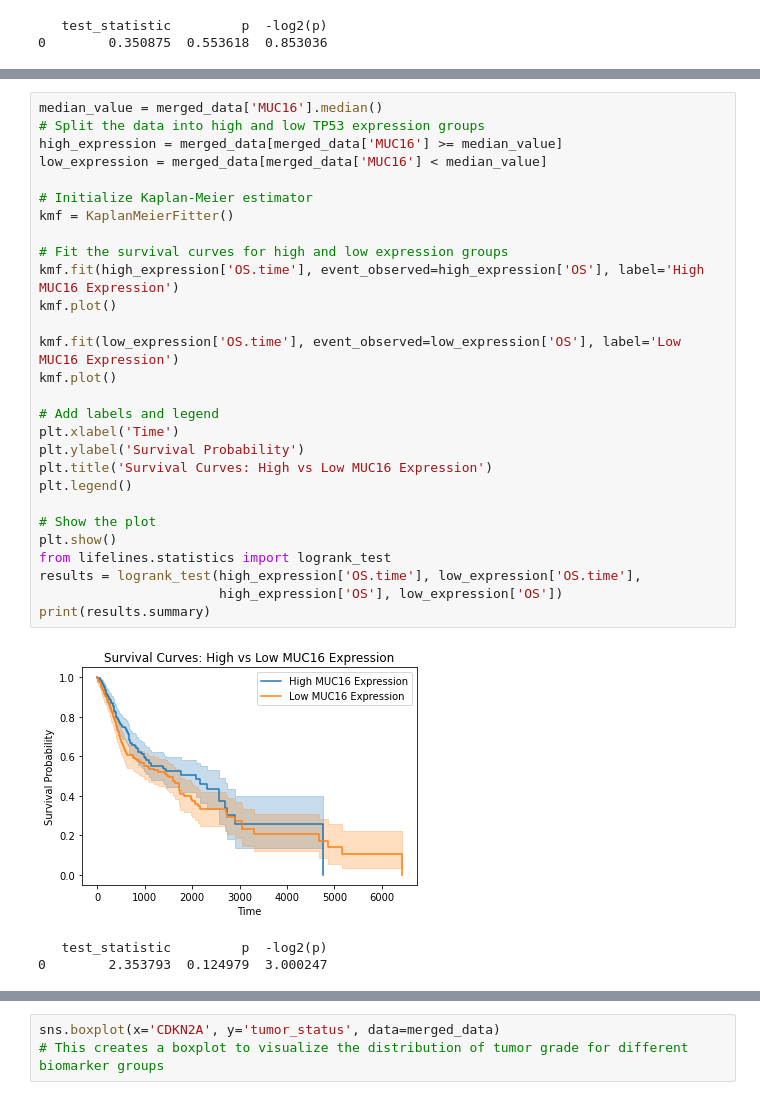
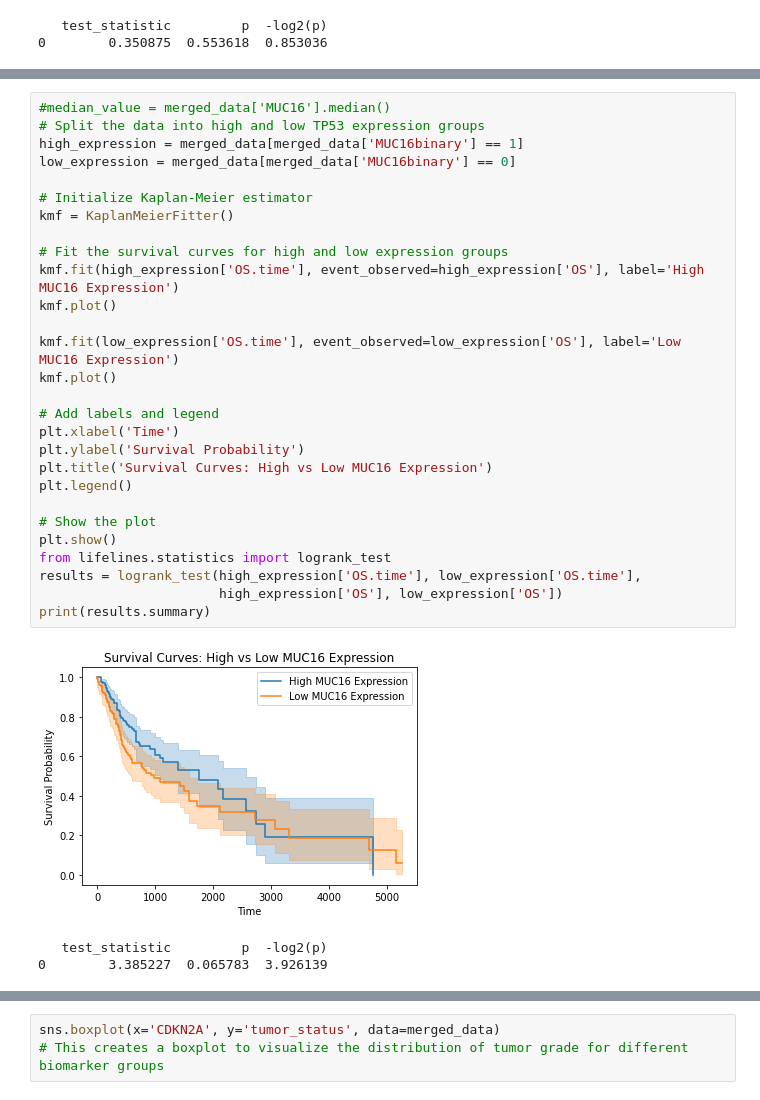
Before and after one commit to Enable72/ECE204-PROJECT4, a Jupyter notebook: preprocessing.ipynb, the cells around one changed output, grey strips where cells are left out. Cells and saved outputs as stored; diff of their text form.

```diff
--- a/preprocessing.ipynb
+++ b/preprocessing.ipynb
@@ -238,33 +205,33 @@ print(results.summary)
 # %%
-median_value = merged_data['MUC16'].median()
+#median_value = merged_data['MUC16'].median()
 # Split the data into high and low TP53 expression groups
-high_expression = merged_data[merged_data['MUC16'] >= median_value]
-low_expression = merged_data[merged_data['MUC16'] < median_value]
+high_expression = merged_data[merged_data['MUC16binary'] == 1]
+low_expression = merged_data[merged_data['MUC16binary'] == 0]
 
 # Initialize Kaplan-Meier estimator
 kmf = KaplanMeierFitter()
 
 # Fit the survival curves for high and low expression groups
 kmf.fit(high_expression['OS.time'], event_observed=high_expression['OS'], label='High MUC16 Expression')
 kmf.plot()
 
 kmf.fit(low_expression['OS.time'], event_observed=low_expression['OS'], label='Low MUC16 Expression')
 kmf.plot()
 
 # Add labels and legend
 plt.xlabel('Time')
 plt.ylabel('Survival Probability')
 plt.title('Survival Curves: High vs Low MUC16 Expression')
 plt.legend()
 
 # Show the plot
 plt.show()
 from lifelines.statistics import logrank_test
 results = logrank_test(high_expression['OS.time'], low_expression['OS.time'],
                        high_expression['OS'], low_expression['OS'])
 print(results.summary)
 # %% [output]
-[figure, old version]
+[figure, new version]
    test_statistic         p  -log2(p)
-0        2.353793  0.124979  3.000247
+0        3.385227  0.065783  3.926139
 # %%
```
Also changed, not shown: parts of 13 cells of this notebook.
